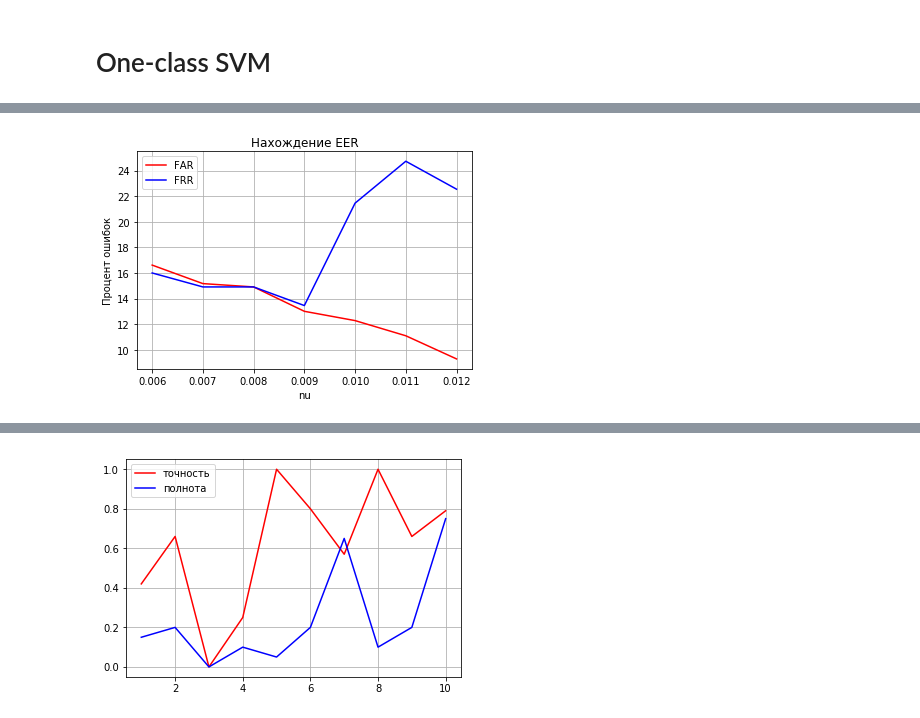
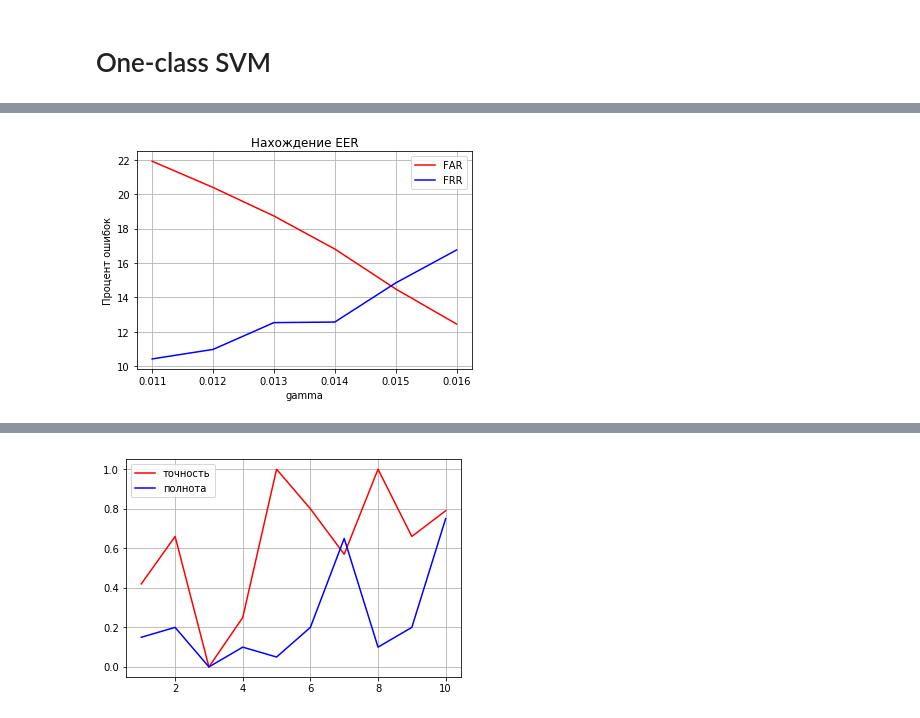
Before and after one commit to DFrolova/Keystroke_dynamics, a Jupyter notebook: Keystroke_dynamics.ipynb, the cells around one changed output, grey strips where cells are left out. Saved outputs shown, nothing was run; the diff lists cells and outputs as text; code cells hidden in the pictures.

```diff
--- a/Keystroke_dynamics.ipynb
+++ b/Keystroke_dynamics.ipynb
@@ -10,6 +12,10 @@ cols_Pressure = ['Pressure .', 'Pressure t', 'Pressure i', 'Pressure e', 'Pressu
 data['Std P'] = np.std(data[cols_Pressure], axis=1)
 cols_Area = ['Size .', 'Size t', 'Size i', 'Size e', 'Size Shift', 'Size 5', 'Size Shift.1', 'Size Caps', 'Size r', 'Size o', 'Size a', 'Size n', 'Size l', 'Size Enter']
 data['Std A'] = np.std(data[cols_Area], axis=1)
+# %%
+cols_to_drop = list(data)[28:28+13]
+# %%
+X1 = data.drop(cols_to_drop, axis=1, inplace=False)
 # %% [markdown]
 ## Feature selection
 # PCA
@@ -19,16 +25,16 @@ import matplotlib.pyplot as plt
 # %%
 from sklearn.decomposition import PCA, TruncatedSVD
 from sklearn.preprocessing import StandardScaler
-pca = PCA(n_components=74)
+pca = PCA(n_components=2)
 
-X = data.drop('Subject', axis=1, inplace=False)
+X = X1.drop('Subject', axis=1, inplace=False)
+Y = X1['Subject'].values
+#X = data.drop('Subject', axis=1, inplace=False)
 X = X.values
-Y = data['Subject']
-Y = Y.values
 
 scaler = StandardScaler()
 X_norm = scaler.fit_transform(X)
 X_reduced = pca.fit_transform(X_norm)
 
-print(pca.singular_values_)
+print((pca.explained_variance_ratio_[0], pca.explained_variance_ratio_[1], pca.explained_variance_ratio_[0] + pca.explained_variance_ratio_[1]))
 # %% [output]
@@ -673,66 +633,53 @@ plt.show()
 from sklearn.svm import OneClassSVM
 from sklearn.preprocessing import StandardScaler
 
+X = data.drop('Subject', axis=1, inplace=False)
+X = X.values
+
+from sklearn.svm import OneClassSVM
+
 good_train_size = 40
-num_users = 5
+num_users = 56
 num_shuf = 5
 plot_out = []
 plot_test = []
 
-X = data.drop('Subject', axis=1, inplace=False)
-X = X.values
-
-x = np.arange(0.006, 0.013, 0.001)
-#x = range(1, 10)
+x = np.arange(0.011, 0.016, 0.001)
 for metr in ['cityblock']:
     for gam in x:
-        print('------')
-        print(gam)
-        #thres_array = []
+        print()
+        print('Gamma:', round(gam, 4))
         for thres in [1]:
             errors_out = []
             errors_test = []
-            print("------")
-            print(thres)
             for user in range(num_users):
                 for shuf in range(num_shuf):
                     X_good = X[user * 51:(user + 1) * 51]
                     scaler = StandardScaler()
+                    pca = PCA(n_components=40)
                     np.random.shuffle(X_good)
 
-                    X_train = scaler.fit_transform(X_good[:good_train_size])
-                    X_test = scaler.transform(X_good[good_train_size:])
-                    X_out = scaler.transform(np.concatenate((X[:user * 51], X[(user + 1) * 51:]), axis=0))
+                    X_train_old = scaler.fit_transform(X_good[:good_train_size])
+                    X_test_old = scaler.transform(X_good[good_train_size:])
+                    X_out_old = scaler.transform(np.concatenate((X[:user * 51], X[(user + 1) * 51:]), axis=0))
+                    np.random.shuffle(X_out_old)
 
-                    np.random.shuffle(X_out)
+                    X_train = pca.fit_transform(X_train_old)
+                    X_test = pca.transform(X_test_old)
+                    X_out = pca.transform(X_out_old)
 
-                    clf = OneClassSVM(kernel='rbf', nu=0.5, gamma=gam)#, gamma=gam)
+                    clf = OneClassSVM(kernel='rbf', nu=0.5, gamma=gam)
                     clf.fit(X_train)
 
                     y_pred_test = clf._decision_function(X_test)
                     y_pred_out = clf._decision_function(X_out)
-
-                    #print(np.mean(y_pred_test))
-                    #print(np.mean(y_pred_out))
-
-
                     threshold = np.percentile(clf._decision_function(X_train), thres)
-                    #thres_array.append(threshold)
 
                     err_test = y_pred_test[y_pred_test < threshold].size
                     errors_test.append(err_test)
 
                     err_out = y_pred_out[y_pred_out >= threshold].size
                     errors_out.append(err_out)
-                    '''
-                    y_pred_train = clf.predict(X_train)
-                    y_pred_test = clf.predict(X_test)
-                    y_pred_out = clf.predict(X_out)
-                    err_test = y_pred_test[y_pred_test == -1].size
-                    err_out = y_pred_out[y_pred_out == 1].size
-                    errors_out.append(err_out)
-                    errors_test.append(err_test)
-                    '''
 
             print("OUT-mean", np.mean(errors_out) / X_out.shape[0])
             plot_out.append(np.mean(errors_out) / X_out.shape[0] * 100)
@@ -742,14 +689,13 @@ for metr in ['cityblock']:
             plot_test.append(np.mean(errors_test) / X_test.shape[0] * 100)
             print("TEST-std", np.std(errors_test) / X_test.shape[0])
 
-            #print("threshold", np.mean(thres_array))
+print(pca.n_components_)
 
 plt.title('Нахождение EER')
 plt.plot(x, plot_out, color='r', label='FAR')
 plt.plot(x, plot_test, 'b', label='FRR')
-
 plt.legend()
-plt.xlabel('nu')
+plt.xlabel('gamma')
 plt.ylabel('Процент ошибок')
 plt.grid()
 plt.show()
@@ -774,3 +720,3 @@ TEST-std 0.15665933984391286
-[figure, old version]
+[figure, new version]
 # %%
 plt.title('Нахождение EER')
```
Also changed, not shown: parts of 14 cells of this notebook.
